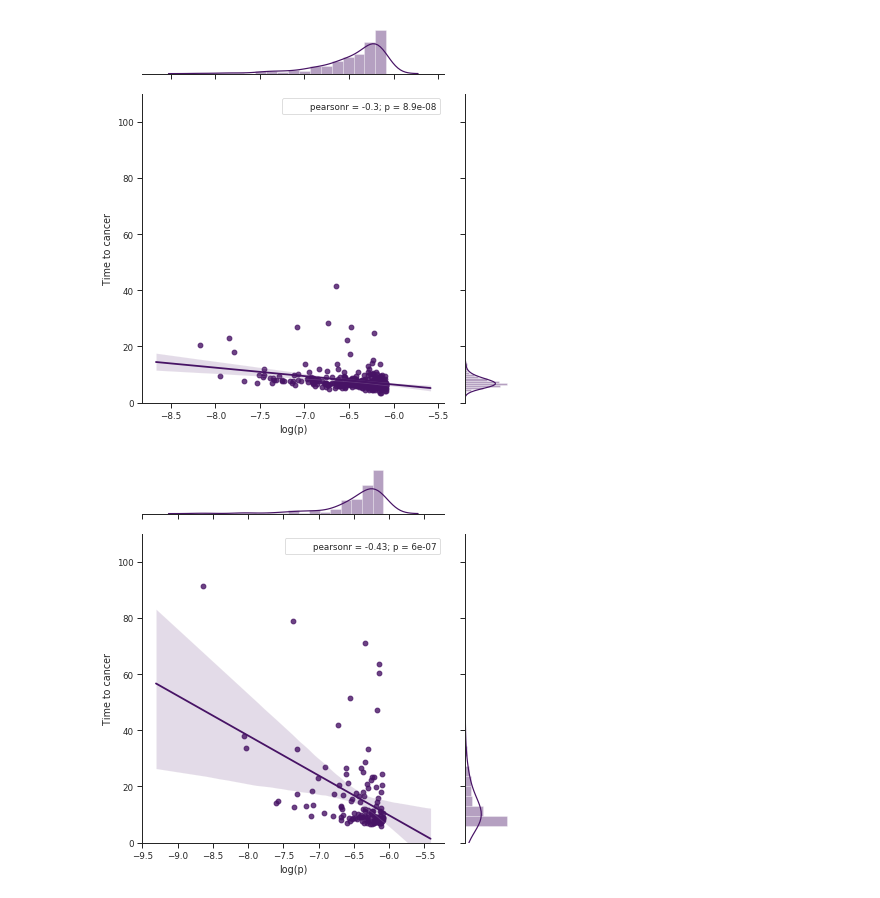
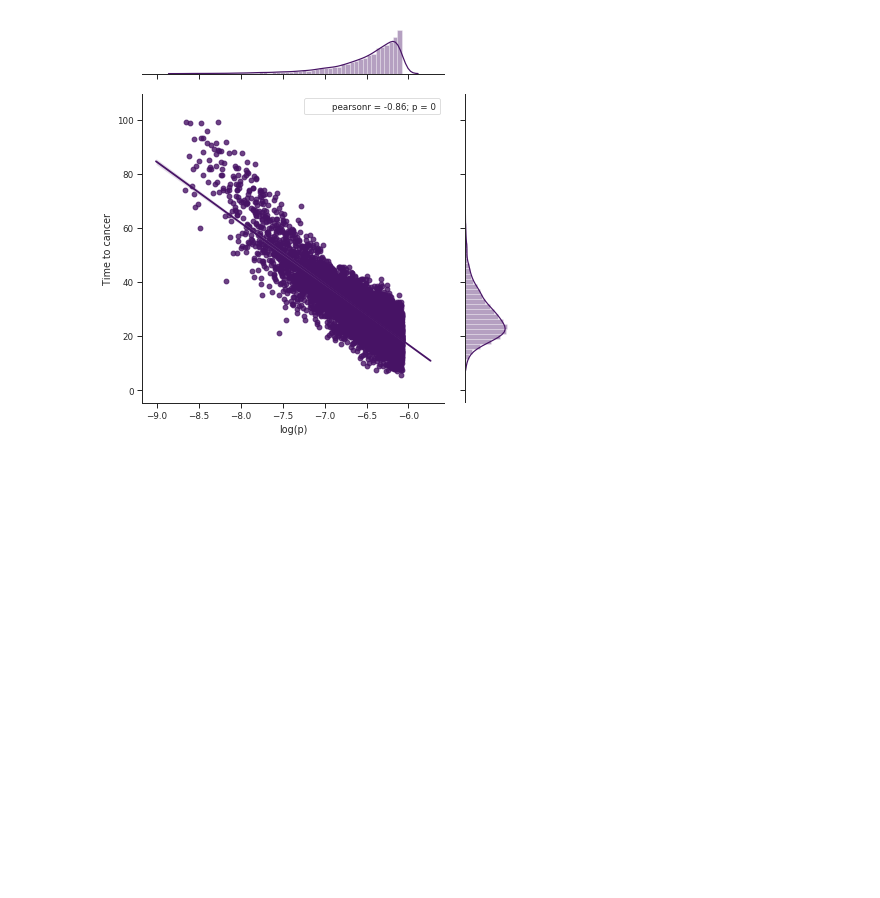
Before and after one commit to vibishanb/cancer-incidence-models, a Jupyter notebook: codes/linear-model-v1-sensitivity-analysis.ipynb, the cells around one changed output. Saved outputs shown, nothing was run; the diff lists cells and outputs as text; code cells hidden in the pictures; blank space fills up the shorter version.

Commit message:
Updating sensitivity analysis; randomizing only p to show that mutation rates do not explain below 100% saturation of incidence. Only when g is randomized does incidence stay below 100%.

```diff
--- a/codes/linear-model-v1-sensitivity-analysis.ipynb
+++ b/codes/linear-model-v1-sensitivity-analysis.ipynb
@@ -110,5 +115,5 @@ plt.plot(cumul_count)
 # %%
-psen_data = pd.DataFrame(numpy.array([numpy.log10(pdist[cancer_time!=0]), threshold[cancer_time!=0], cancer_time[cancer_time!=0]/ndiv]).T, columns=['log(p)', 'Threshold', 'Time to cancer'])
+psen_data = pd.DataFrame(numpy.array([numpy.log10(pdist[cancer_time!=0]), cancer_time[cancer_time!=0]/ndiv]).T, columns=['log(p)', 'Time to cancer'])
 # nsen_data = pd.DataFrame(numpy.array([numpy.log10(narr[cancer_time!=0]), threshold[cancer_time!=0], cancer_time[cancer_time!=0]/ndiv]).T, columns=['log(n)', 'Threshold', 'Time to cancer'])
 # %%
 # nsen_data.to_csv('/home/iiser/PhD/github-cancer-incidence-models/all-data/sensitivity-data/linear-v1-cancer-time-k&n-rand.xls')
@@ -128,13 +121,12 @@ sns.jointplot(x='Threshold', y='log(p)', data=psen_data, kind='reg', stat_func=s
 # %%
-jp1 = sns.jointplot(x='log(p)', y='Time to cancer', data=psen_data.where(psen_data['Threshold']==2), kind='reg', ylim=(0, 110), stat_func=stats.pearsonr)
+jp1 = sns.jointplot(x='log(p)', y='Time to cancer', data=psen_data, kind='reg', stat_func=stats.pearsonr)
 plt.tight_layout()
-# plt.savefig('/home/iiser/PhD/github-cancer-incidence-models/all-figures/sensitivity-figures/linear-v1-p-vs-cancer-time-k-2-12Nov.svg')
-jp2 = sns.jointplot(x='log(p)', y='Time to cancer', data=psen_data.where(psen_data['Threshold']==3), kind='reg', ylim=(0, 110), stat_func=stats.pearsonr)
-plt.tight_layout()
+plt.savefig('/home/iiser/PhD/github-cancer-incidence-models/all-figures/sensitivity-figures/linear-v1-cancer-time-only-prand-k5-15Nov.svg')
+# jp2 = sns.jointplot(x='log(p)', y='Time to cancer', data=psen_data.where(psen_data['Threshold']==3), kind='reg', ylim=(0, 110), stat_func=stats.pearsonr)
+# plt.tight_layout()
 # plt.savefig('/home/iiser/PhD/github-cancer-incidence-models/all-figures/sensitivity-figures/linear-v1-p-vs-cancer-time-k-5-12Nov.svg')
-jp3 = sns.jointplot(x='log(p)', y='Time to cancer', data=psen_data.where(psen_data['Threshold']==4), kind='reg', ylim=(0, 110), stat_func=stats.pearsonr)
-plt.tight_layout()
+# jp3 = sns.jointplot(x='log(p)', y='Time to cancer', data=psen_data.where(psen_data['Threshold']==4), kind='reg', ylim=(0, 110), stat_func=stats.pearsonr)
+# plt.tight_layout()
 # plt.savefig('/home/iiser/PhD/github-cancer-incidence-models/all-figures/sensitivity-figures/linear-v1-p-vs-cancer-time-k-10-12Nov.svg')
 # %% [output]
-[figure, old version]
+[figure, new version]
-[figure, removed]
```
Also changed, not shown: parts of 7 cells of this notebook, 33 other files.
